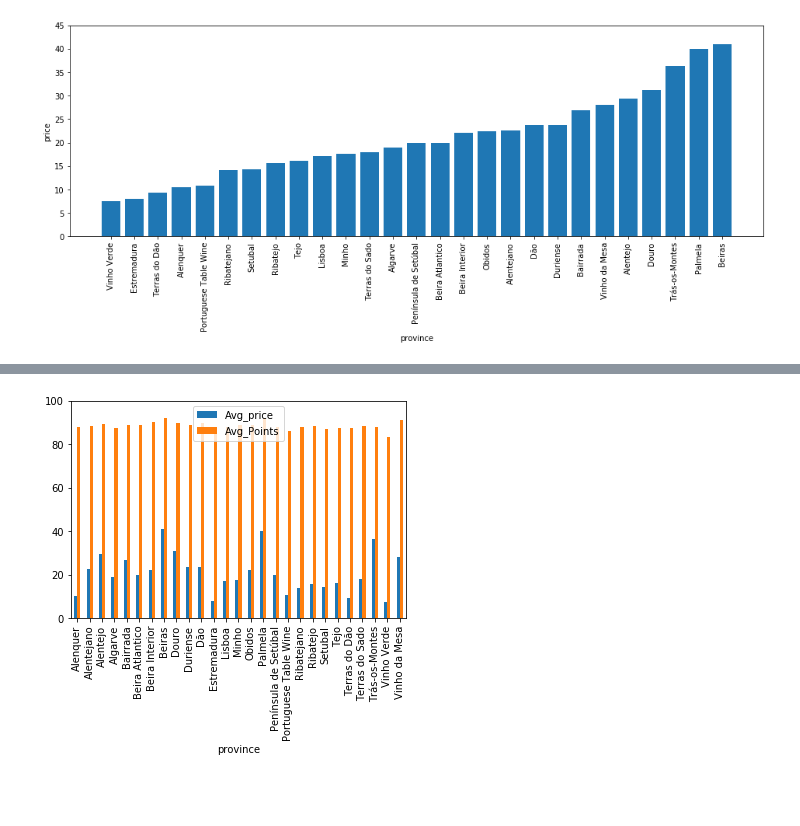
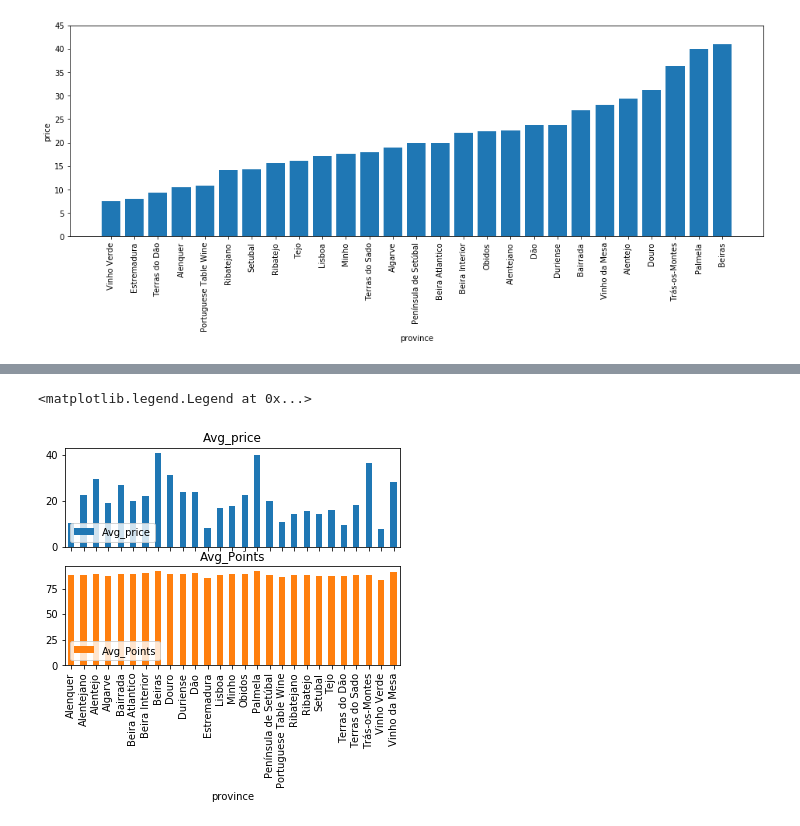
Before and after one commit to LucasVanWijk/Computational_Moddeling_Group_Project, a Jupyter notebook: score+prijs_afkomst_grafiek.ipynb, the cells around one changed output, grey strips where cells are left out. Saved outputs shown, nothing was run; the diff lists cells and outputs as text; code cells hidden in the pictures; blank space fills up the shorter version.

```diff
--- a/score+prijs_afkomst_grafiek.ipynb
+++ b/score+prijs_afkomst_grafiek.ipynb
@@ -76,9 +82,12 @@ avg_price = avg_per_province['price']
 avg_points = avg_per_province['points']
 index = avg_per_province.index
 # %%
-# display the charts
+# Grafiek van gemiddelde prijs en punten per provincie
 df = pd.DataFrame({'Avg_price': avg_price,
                    'Avg_Points': avg_points}, index = index)
-ax = df.plot.bar(ylim=[0,100], rot=90)
+axes = df.plot.bar(rot=90, subplots=True)
+axes[0].legend(loc=3)
+axes[1].legend(loc=3)
 # %% [output]
+<matplotlib.legend.Legend at 0x...>
-[figure, old version]
+[figure, new version]
```
Also changed, not shown: parts of 26 cells of this notebook.
